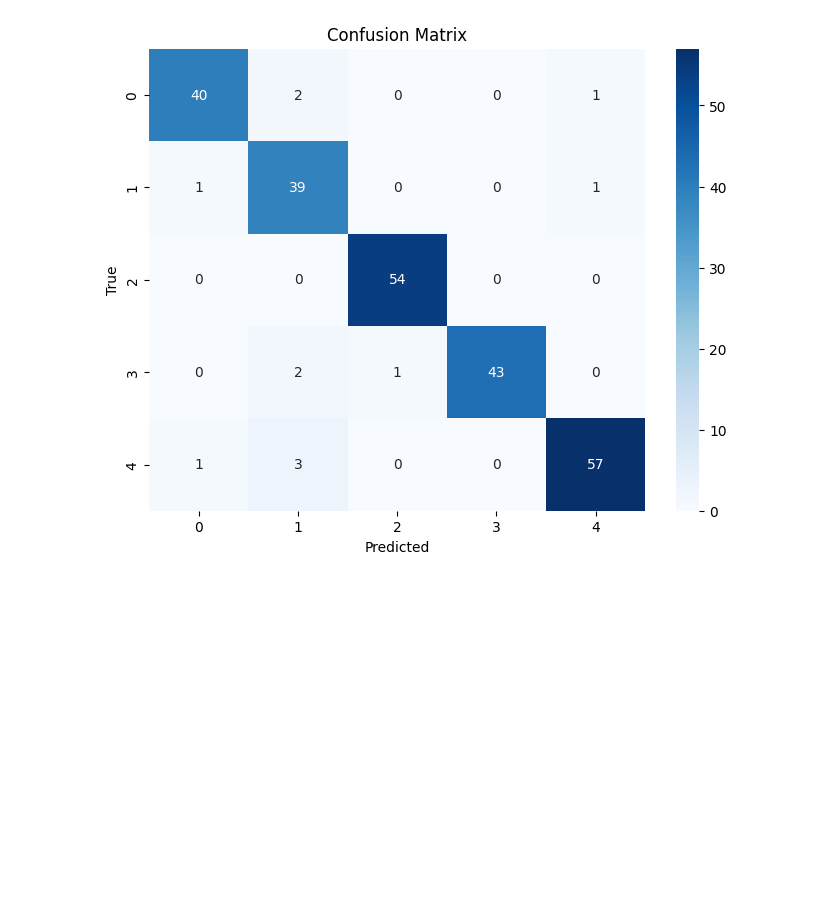
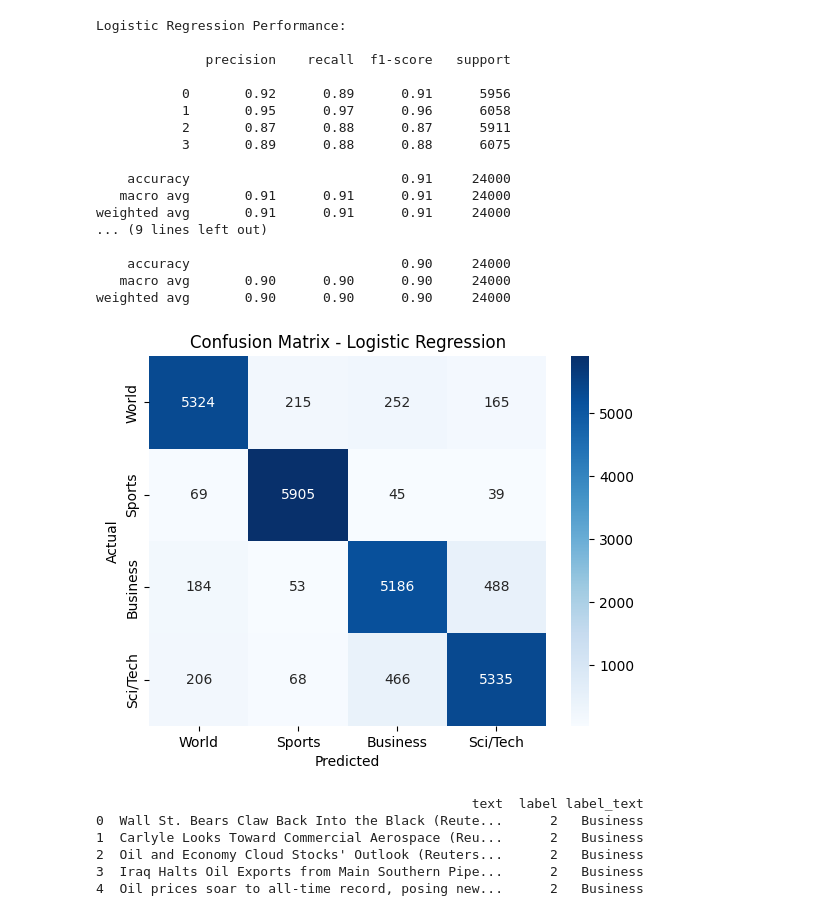
Before and after one commit to Devesh-DevCodes/NewsClassification, a Jupyter notebook: NewsClassification.ipynb, the cells around one changed output. Drawn from its saved outputs; the diff is of its cells as text; code cells hidden in the pictures; blank space fills up the shorter version.

```diff
--- a/NewsClassification.ipynb
+++ b/NewsClassification.ipynb
@@ -80,14 +108,75 @@ weighted avg       0.95      0.95      0.95       245
+# %%
+# 9.Train Two Models and Compare
+
+from sklearn.linear_model import LogisticRegression
+from sklearn.svm import LinearSVC
+from sklearn.metrics import classification_report, confusion_matrix
+
+# Logistic Regression
+lr_model = LogisticRegression(max_iter=1000)
+lr_model.fit(X_train, y_train)
+lr_preds = lr_model.predict(X_test)
+
+# SVM
+svm_model = LinearSVC()
+svm_model.fit(X_train, y_train)
+svm_preds = svm_model.predict(X_test)
+
+# Evaluate Logistic Regression
+print("Logistic Regression Performance:\n")
+print(classification_report(y_test, lr_preds))
+
+# Evaluate SVM
+print("SVM Performance:\n")
+print(classification_report(y_test, svm_preds))
+# %% [output]
+Logistic Regression Performance:
+
+              precision    recall  f1-score   support
+
+           0       0.92      0.89      0.91      5956
+           1       0.95      0.97      0.96      6058
+           2       0.87      0.88      0.87      5911
+           3       0.89      0.88      0.88      6075
+
+    accuracy                           0.91     24000
+   macro avg       0.91      0.91      0.91     24000
+weighted avg       0.91      0.91      0.91     24000
+... (9 lines left out)
+
+    accuracy                           0.90     24000
+   macro avg       0.90      0.90      0.90     24000
+weighted avg       0.90      0.90      0.90     24000
 # %%
-# Plot Confusion Matrix
-cm = confusion_matrix(y_test, y_pred)
-plt.figure(figsize=(8,6))
-sns.heatmap(cm, annot=True, fmt="d", cmap="Blues")
+# 10.Plot Confusion Matrix (for : LR)
+
+import seaborn as sns
+
+cm = confusion_matrix(y_test, lr_preds)
+sns.heatmap(
+    cm,
+    annot=True,
+    fmt='d',
+    cmap='Blues',
+    xticklabels=dataset['train'].features['label'].names,
+    yticklabels=dataset['train'].features['label'].names
+)
 plt.xlabel('Predicted')
-plt.ylabel('True')
-plt.title('Confusion Matrix')
+plt.ylabel('Actual')
+plt.title('Confusion Matrix - Logistic Regression')
 plt.show()
 # %% [output]
-[figure, old version]
+[figure, new version]
 # %%
 # Mapping labels to their text
-label_mapping = dict(zip(df['label'], df['label_text']))
+label_names = {0: 'World', 1: 'Sports', 2: 'Business', 3: 'Sci/Tech'}
+df['label_text'] = df['label'].map(label_names)
+
+print(df.head())
+# %% [output]
+                                                text  label label_text
+0  Wall St. Bears Claw Back Into the Black (Reute...      2   Business
+1  Carlyle Looks Toward Commercial Aerospace (Reu...      2   Business
+2  Oil and Economy Cloud Stocks' Outlook (Reuters...      2   Business
+3  Iraq Halts Oil Exports from Main Southern Pipe...      2   Business
+4  Oil prices soar to all-time record, posing new...      2   Business
```
Also changed, not shown: parts of 19 cells of this notebook.
